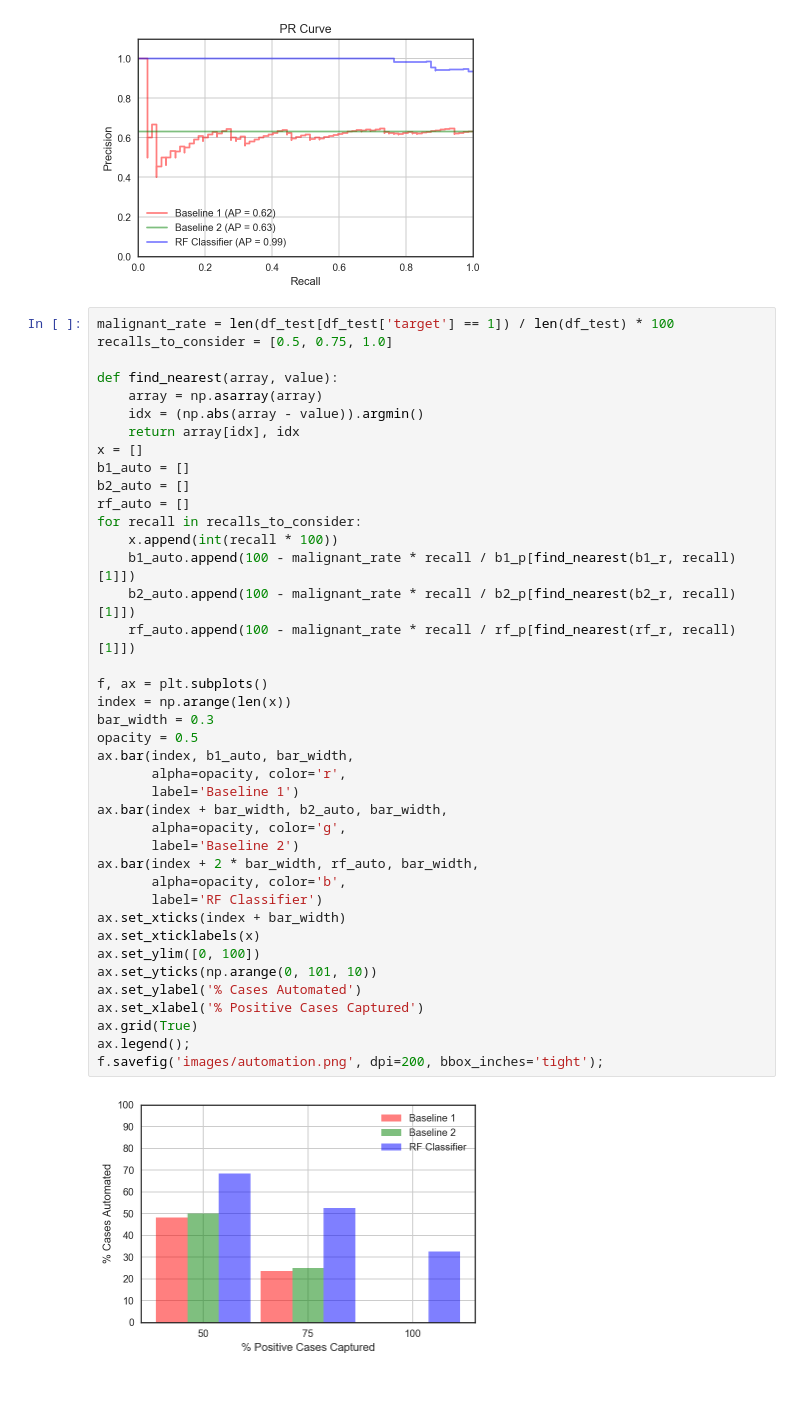
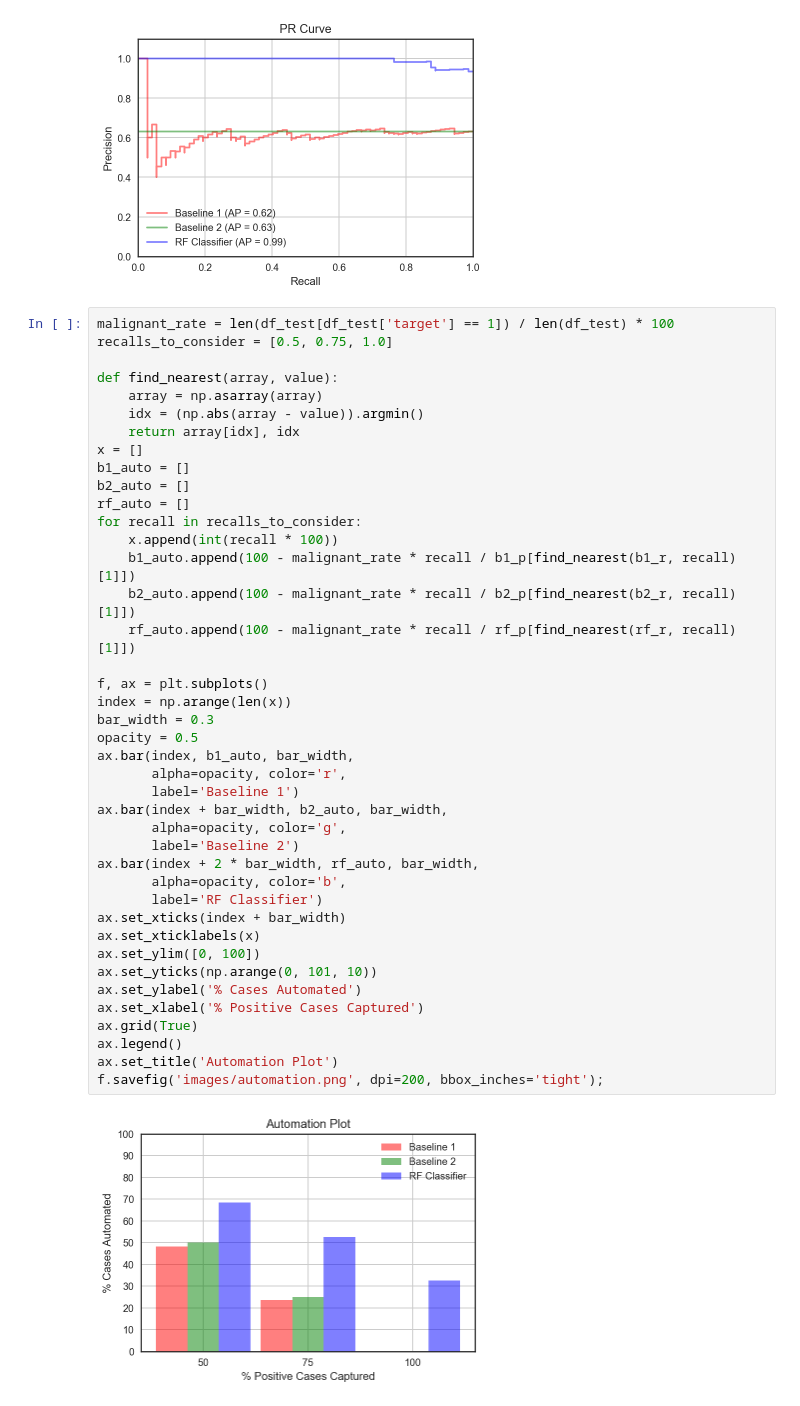
Before and after one commit to thampiman/msdn-digp-blog, a Jupyter notebook: measuring_model_goodness/Classification.ipynb, the cells around one changed output. Saved outputs shown, nothing was run; the diff lists cells and outputs as text.

```diff
--- a/measuring_model_goodness/Classification.ipynb
+++ b/measuring_model_goodness/Classification.ipynb
@@ -379,32 +380,33 @@ b1_auto = []
 b2_auto = []
 rf_auto = []
 for recall in recalls_to_consider:
     x.append(int(recall * 100))
     b1_auto.append(100 - malignant_rate * recall / b1_p[find_nearest(b1_r, recall)[1]])
     b2_auto.append(100 - malignant_rate * recall / b2_p[find_nearest(b2_r, recall)[1]])
     rf_auto.append(100 - malignant_rate * recall / rf_p[find_nearest(rf_r, recall)[1]])
 
 f, ax = plt.subplots()
 index = np.arange(len(x))
 bar_width = 0.3
 opacity = 0.5
 ax.bar(index, b1_auto, bar_width,
        alpha=opacity, color='r',
        label='Baseline 1')
 ax.bar(index + bar_width, b2_auto, bar_width,
        alpha=opacity, color='g',
        label='Baseline 2')
 ax.bar(index + 2 * bar_width, rf_auto, bar_width,
        alpha=opacity, color='b',
        label='RF Classifier')
 ax.set_xticks(index + bar_width)
 ax.set_xticklabels(x)
 ax.set_ylim([0, 100])
 ax.set_yticks(np.arange(0, 101, 10))
 ax.set_ylabel('% Cases Automated')
 ax.set_xlabel('% Positive Cases Captured')
 ax.grid(True)
-ax.legend();
+ax.legend()
+ax.set_title('Automation Plot')
 f.savefig('images/automation.png', dpi=200, bbox_inches='tight');
 # %% [output]
-[figure, old version]
+[figure, new version]
```
Also changed, not shown: parts of 1 cell of this notebook, 2 other files.
